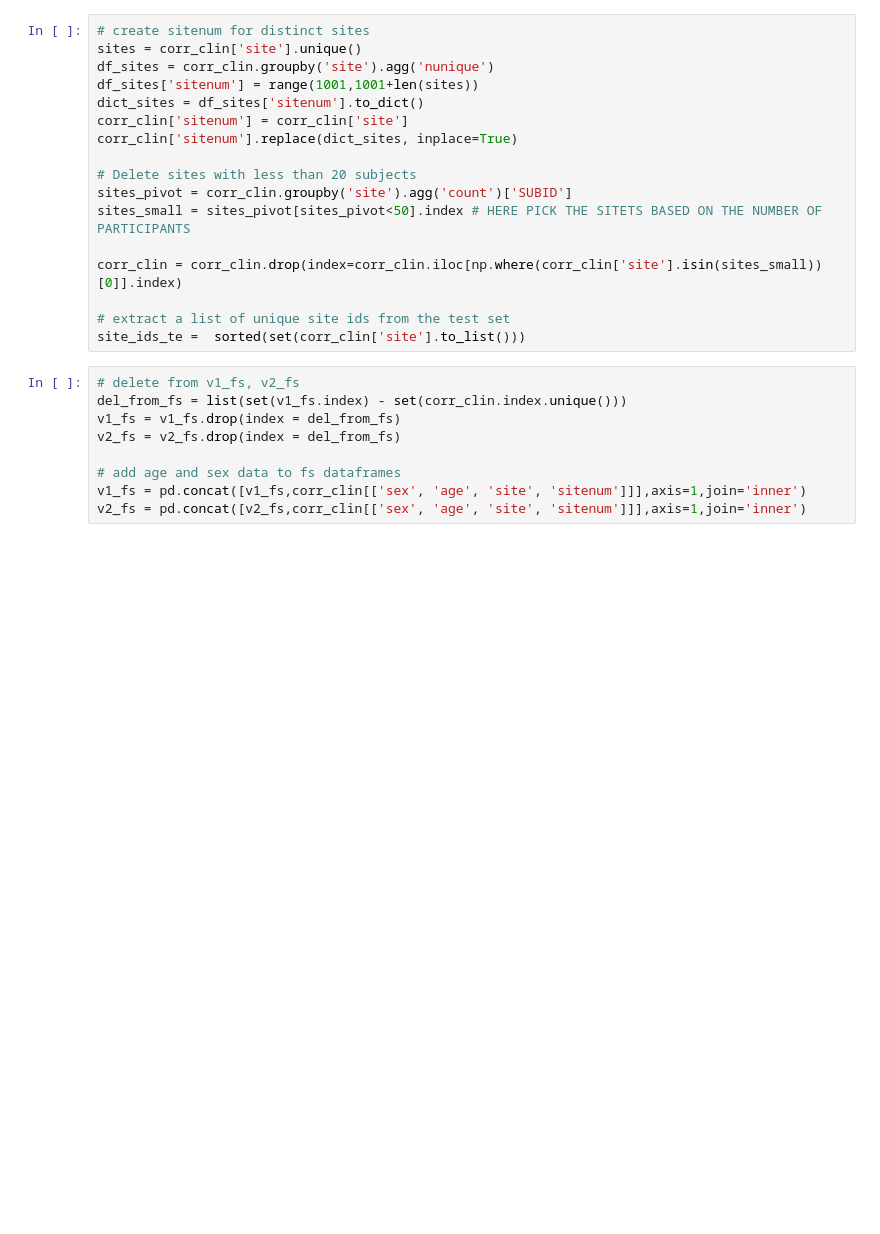
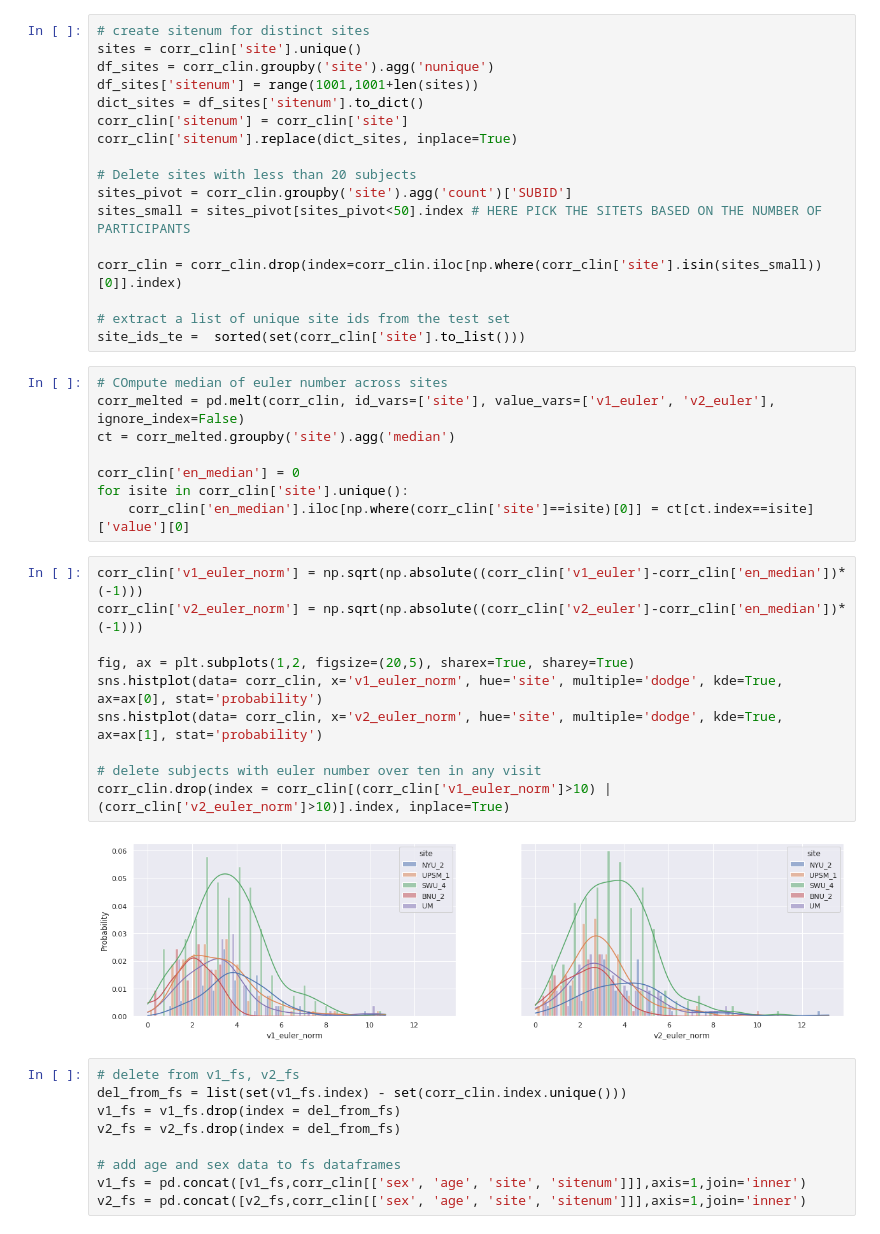
Before and after one commit to bbuckova/ESO_normative, a Jupyter notebook: CORR_data_normative.ipynb, the cells around one changed output. Cells and saved outputs as stored; diff of their text form; blank space fills up the shorter version.

Commit message:
[CORR_data_normative.ipynb] Added quality control and HBR regression on test-retest data

```diff
--- a/CORR_data_normative.ipynb
+++ b/CORR_data_normative.ipynb
@@ -92,6 +122,26 @@ corr_clin = corr_clin.drop(index=corr_clin.iloc[np.where(corr_clin['site'].isin(
 
 # extract a list of unique site ids from the test set
 site_ids_te =  sorted(set(corr_clin['site'].to_list()))
+# %%
+# COmpute median of euler number across sites
+corr_melted = pd.melt(corr_clin, id_vars=['site'], value_vars=['v1_euler', 'v2_euler'], ignore_index=False)
+ct = corr_melted.groupby('site').agg('median')
+
+corr_clin['en_median'] = 0
+for isite in corr_clin['site'].unique():
+    corr_clin['en_median'].iloc[np.where(corr_clin['site']==isite)[0]] = ct[ct.index==isite]['value'][0]
+# %%
+corr_clin['v1_euler_norm'] = np.sqrt(np.absolute((corr_clin['v1_euler']-corr_clin['en_median'])*(-1)))
+corr_clin['v2_euler_norm'] = np.sqrt(np.absolute((corr_clin['v2_euler']-corr_clin['en_median'])*(-1)))
+
+fig, ax = plt.subplots(1,2, figsize=(20,5), sharex=True, sharey=True)
+sns.histplot(data= corr_clin, x='v1_euler_norm', hue='site', multiple='dodge', kde=True, ax=ax[0], stat='probability')
+sns.histplot(data= corr_clin, x='v2_euler_norm', hue='site', multiple='dodge', kde=True, ax=ax[1], stat='probability')
+
+# delete subjects with euler number over ten in any visit
+corr_clin.drop(index = corr_clin[(corr_clin['v1_euler_norm']>10) | (corr_clin['v2_euler_norm']>10)].index, inplace=True)
+# %% [output]
+[figure, added]
 # %%
 # delete from v1_fs, v2_fs
 del_from_fs = list(set(v1_fs.index) - set(corr_clin.index.unique()))
```
Also changed, not shown: parts of 27 cells of this notebook.
